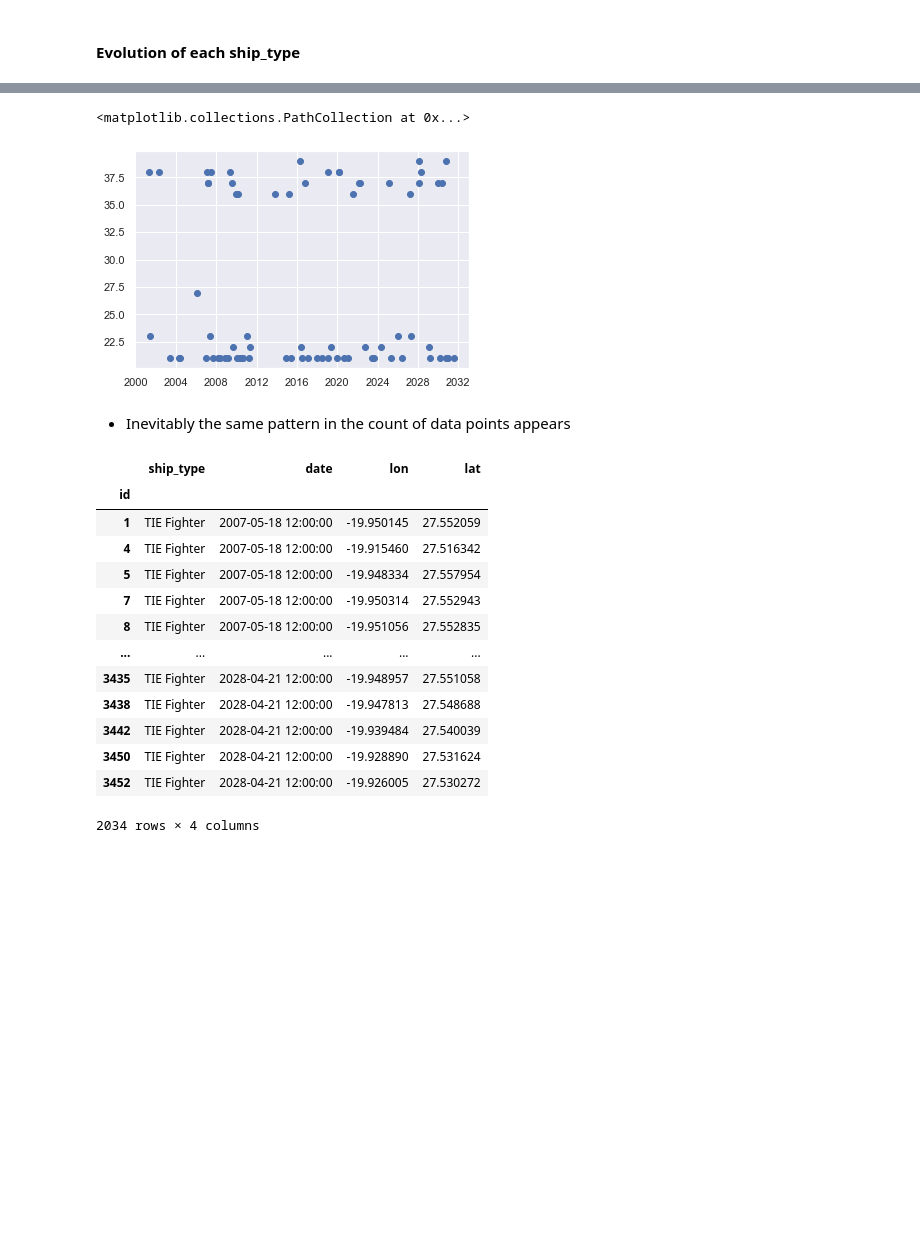
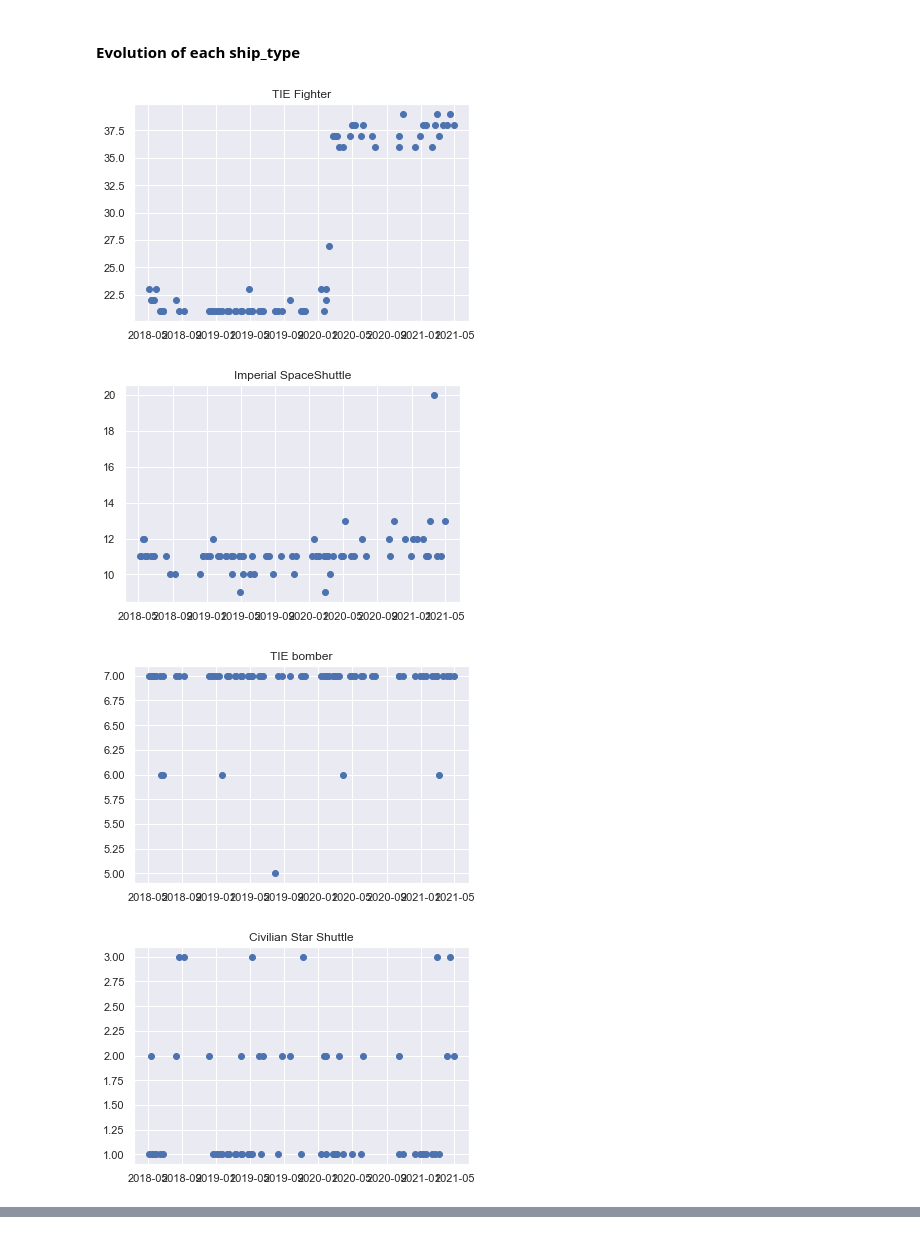
Before and after one commit to AlexisBogroff/geo_challenge, a Jupyter notebook: part_3_2_eda_exploration.ipynb, the cells around one changed output, grey strips where cells are left out. Cells and saved outputs as stored; diff of their text form; code cells hidden in the pictures; blank space fills up the shorter version.

```diff
--- a/part_3_2_eda_exploration.ipynb
+++ b/part_3_2_eda_exploration.ipynb
@@ -175,5 +183,14 @@ Name: ship_type, dtype: int64
 #### Evolution of each ship_type
 # %%
 # Get the count of a ship_type for each date
-ma_type_tie_fighter = data['ship_type'] == 'TIE Fighter'
-evol_count_tie_fighter = data[ma_type_tie_fighter].groupby('date').count()['ship_type']
+for ship_type in data['ship_type'].value_counts().index:
+    ma_ship_type = data['ship_type'] == ship_type
+    evol_count = data[ma_ship_type].groupby('date').count()['ship_type']
+    plt.scatter(evol_count.index, evol_count)
+    plt.title(ship_type)
+    plt.show()
+# %% [output]
+[figure, added]
+[figure, added]
+[figure, added]
+[figure, added]
@@ -180,24 +197,0 @@ evol_count_tie_fighter = data[ma_type_tie_fighter].groupby('date').count()['ship
-# %%
-plt.scatter(evol_count_tie_fighter.index, evol_count_tie_fighter)
-# %% [output]
-<matplotlib.collections.PathCollection at 0x...>
-[figure, removed]
-# %% [markdown]
-- Inevitably the same pattern in the count of data points appears
-# %%
-data[ma_type_tie_fighter]
-# %% [output]
-|  | ship_type | date | lon | lat |
-| id |  |  |  |  |
-| 1 | TIE Fighter | 2007-05-18 12:00:00 | -19.950145 | 27.552059 |
-| 4 | TIE Fighter | 2007-05-18 12:00:00 | -19.915460 | 27.516342 |
-| 5 | TIE Fighter | 2007-05-18 12:00:00 | -19.948334 | 27.557954 |
-| 7 | TIE Fighter | 2007-05-18 12:00:00 | -19.950314 | 27.552943 |
-| 8 | TIE Fighter | 2007-05-18 12:00:00 | -19.951056 | 27.552835 |
-| ... | ... | ... | ... | ... |
-| 3435 | TIE Fighter | 2028-04-21 12:00:00 | -19.948957 | 27.551058 |
-| 3438 | TIE Fighter | 2028-04-21 12:00:00 | -19.947813 | 27.548688 |
-| 3442 | TIE Fighter | 2028-04-21 12:00:00 | -19.939484 | 27.540039 |
-| 3450 | TIE Fighter | 2028-04-21 12:00:00 | -19.928890 | 27.531624 |
-| 3452 | TIE Fighter | 2028-04-21 12:00:00 | -19.926005 | 27.530272 |
-2034 rows × 4 columns
```
Also changed, not shown: parts of 15 cells of this notebook, 2 other files.
